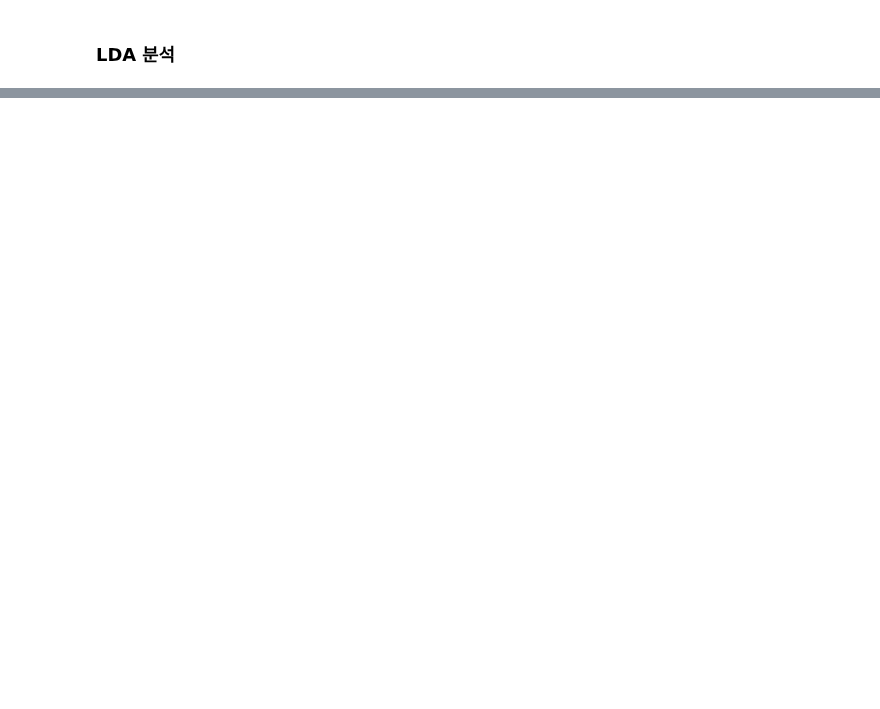
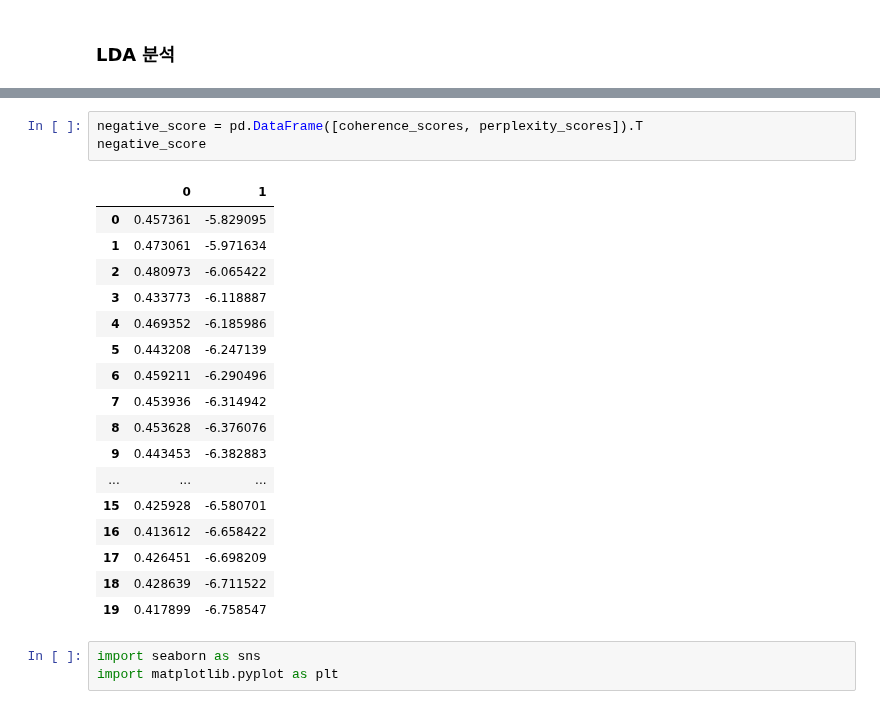
Before and after one commit to estskyway/project_data_analystics, a Jupyter notebook: codes/LDA/san_LDA_copy.ipynb, the cells around one changed output, grey strips where cells are left out. Cells and saved outputs as stored; diff of their text form; blank space fills up the shorter version.

```diff
--- a/codes/LDA/san_LDA_copy.ipynb
+++ b/codes/LDA/san_LDA_copy.ipynb
@@ -181,0 +357,24 @@ df_negative.columns
+# %%
+negative_score = pd.DataFrame([coherence_scores, perplexity_scores]).T
+negative_score
+# %% [output]
+|  | 0 | 1 |
+| 0 | 0.457361 | -5.829095 |
+| 1 | 0.473061 | -5.971634 |
+| 2 | 0.480973 | -6.065422 |
+| 3 | 0.433773 | -6.118887 |
+| 4 | 0.469352 | -6.185986 |
+| 5 | 0.443208 | -6.247139 |
+| 6 | 0.459211 | -6.290496 |
+| 7 | 0.453936 | -6.314942 |
+| 8 | 0.453628 | -6.376076 |
+| 9 | 0.443453 | -6.382883 |
+| ... | ... | ... |
+| 15 | 0.425928 | -6.580701 |
+| 16 | 0.413612 | -6.658422 |
+| 17 | 0.426451 | -6.698209 |
+| 18 | 0.428639 | -6.711522 |
+| 19 | 0.417899 | -6.758547 |
+# %%
+import seaborn as sns
+import matplotlib.pyplot as plt
```
Also changed, not shown: parts of 42 cells of this notebook.
